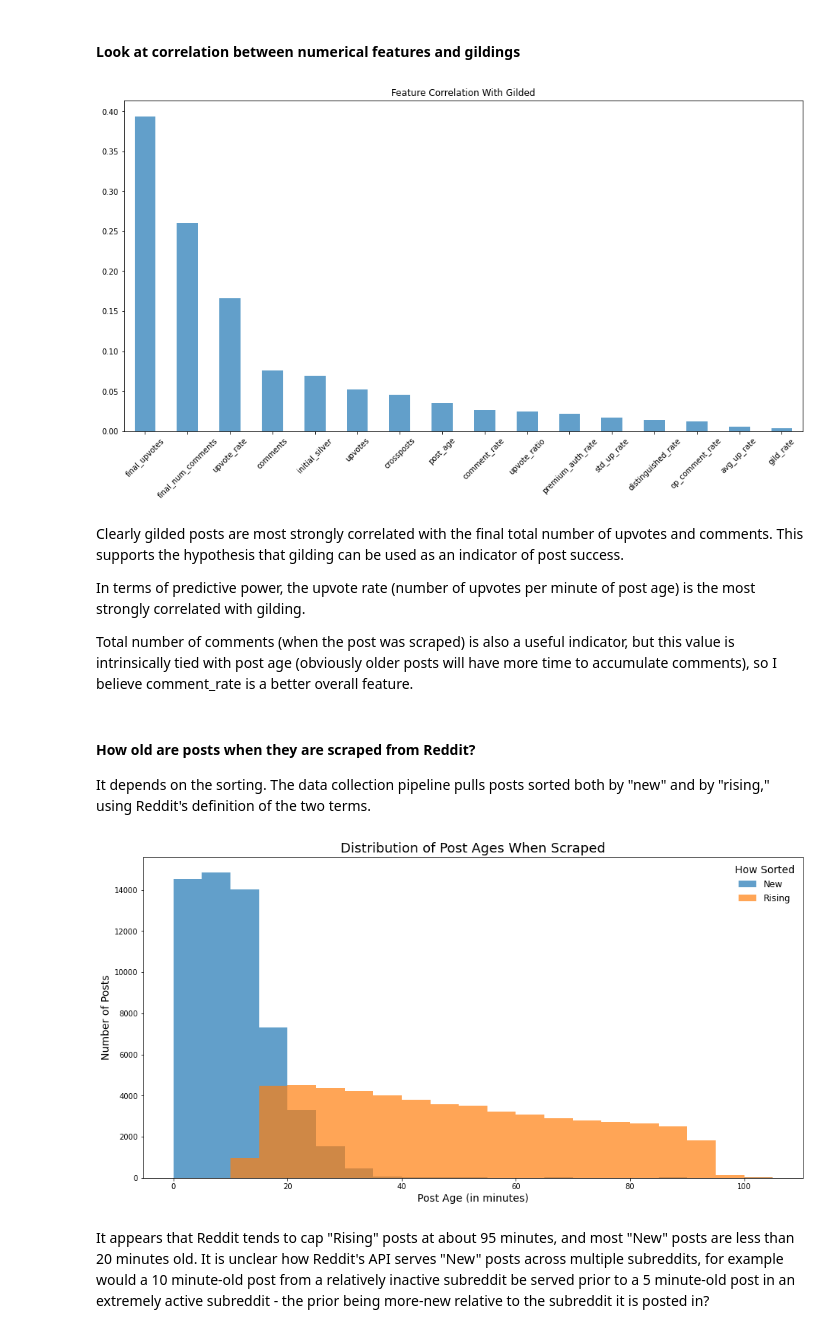
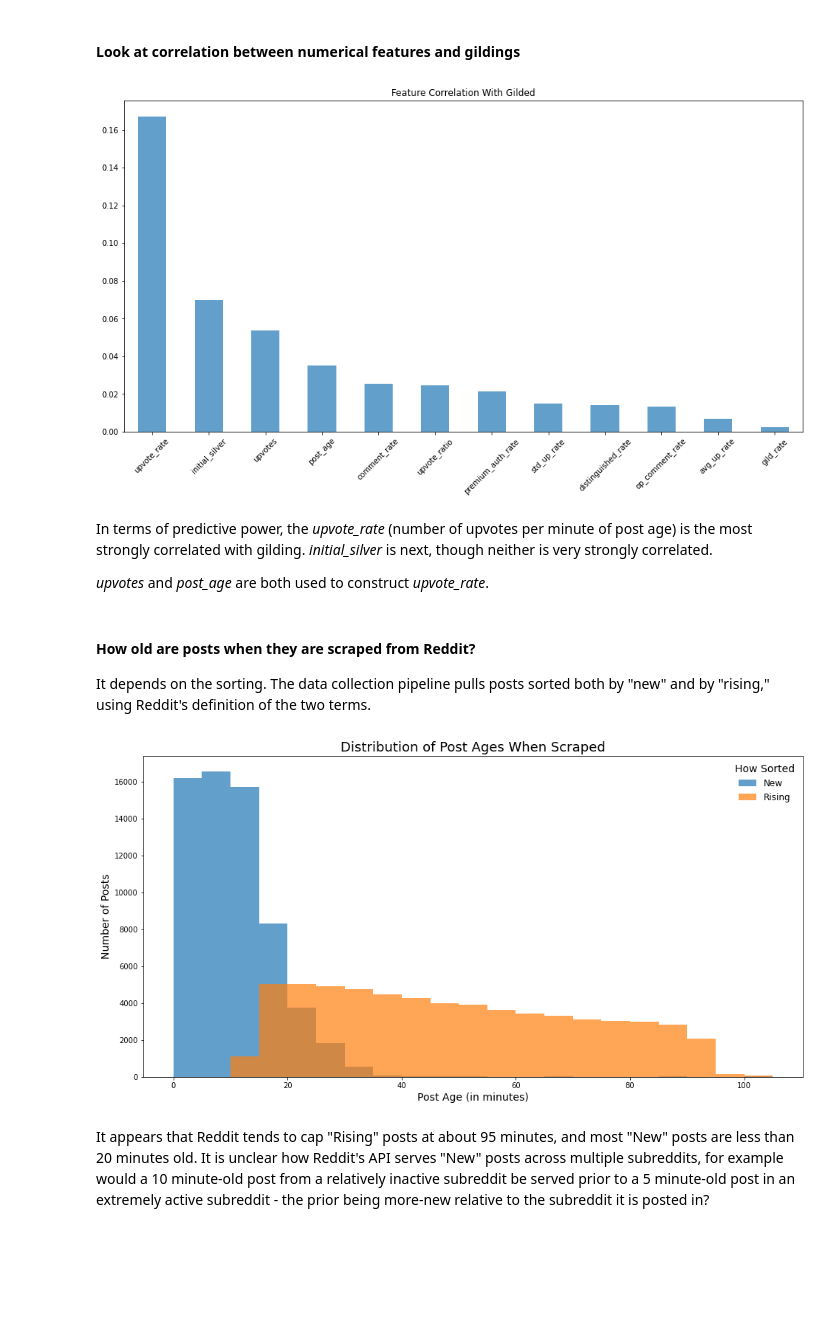
Before and after one commit to DillonNMorse/Reddit_Award_Predictor, a Jupyter notebook: train_model/EDA.ipynb, the cells around one changed output. Drawn from its saved outputs; the diff is of its cells as text; code cells hidden in the pictures; blank space fills up the shorter version.

```diff
--- a/train_model/EDA.ipynb
+++ b/train_model/EDA.ipynb
@@ -17,0 +13,4 @@ df = pd.read_pickle(dt_str)
+# %%
+database_info = po.build_dbase_info_dict('./database_info.txt')
+data_retrieve = po.GetData(database_info)
+df_orig = data_retrieve.load_data()
@@ -102,3 +40,18 @@ df = df[ df['subreddit'] != 'blog' ]
+# %%
+ohe_enc_feats = ['contest_mode', 'edited', 'adult_content', 'oc', 'reddit_media', 'selfpost',
+             'video', 'distinguished',
+            ]
+target_enc_feats = ['content_categories', 'subreddit', 'weekday', 'post_hour']
+
+drop_feats = ['final_upvotes', 'final_num_comments', 'title',]
+
+numeric_feats = ['upvote_ratio', 'post_age', 'upvote_rate', 'comment_rate', 'avg_up_rate',
+                 'std_up_rate', 'gild_rate', 'distinguished_rate', 'op_comment_rate',
+                 'premium_auth_rate', 'initial_silver', 'upvotes'
+                ]
+
+data_prep = po.PrepData(drop_feats = drop_feats)
+df = data_prep.fit_transform(df_orig)
 # %% [markdown]
 # Explore the Data
 # %%
@@ -117,18 +69,19 @@ There are 31 useful features being considered currently.
 #### Look at correlation between numerical features and gildings
 # %%
 plt.figure(figsize=(16, 8))
-num.corrwith(df['gilded'], axis = 0).sort_values(ascending = False).plot.bar(alpha = 0.7)
+(df[numeric_feats].corrwith(df['gilded'], axis = 0)
+                  .sort_values(ascending = False)
+                  .plot.bar(alpha = 0.7)
+                   )
 plt.title('Feature Correlation With Gilded')
 plt.xticks(rotation=45)
 plt.show()
 # %% [output]
-[figure, old version]
+[figure, new version]
 # %% [markdown]
-Clearly gilded posts are most strongly correlated with the final total number of upvotes and comments. This supports the hypothesis that gilding can be used as an indicator of post success.
+In terms of predictive power, the *upvote_rate* (number of upvotes per minute of post age) is the most strongly correlated with gilding. *initial_silver* is next, though neither is very strongly correlated.
 
-In terms of predictive power, the upvote rate (number of upvotes per minute of post age) is the most strongly correlated with gilding.
-
-Total number of comments (when the post was scraped) is also a useful indicator, but this value is intrinsically tied with post age (obviously older posts will have more time to accumulate comments), so I believe comment_rate is a better overall feature.
+*upvotes* and *post_age* are both used to construct *upvote_rate*.
 # %% [markdown]
 #### How old are posts when they are scraped from Reddit?
 
@@ -158,7 +111,7 @@ plt.ylabel('Number of Posts', fontsize = 14)
 plt.title('Distribution of Post Ages When Scraped', fontsize = 18)
 plt.show()
 # %% [output]
-[figure, old version]
+[figure, new version]
 # %% [markdown]
 It appears that Reddit tends to cap "Rising" posts at about 95 minutes, and most "New" posts are less than 20 minutes old. It is unclear how Reddit's API serves "New" posts across multiple subreddits, for example would a 10 minute-old post from a relatively inactive subreddit be served prior to a 5 minute-old post in an extremely active subreddit - the prior being more-new relative to the subreddit it is posted in?
 # %% [markdown]
```
Also changed, not shown: parts of 40 cells of this notebook, 2 other files.
